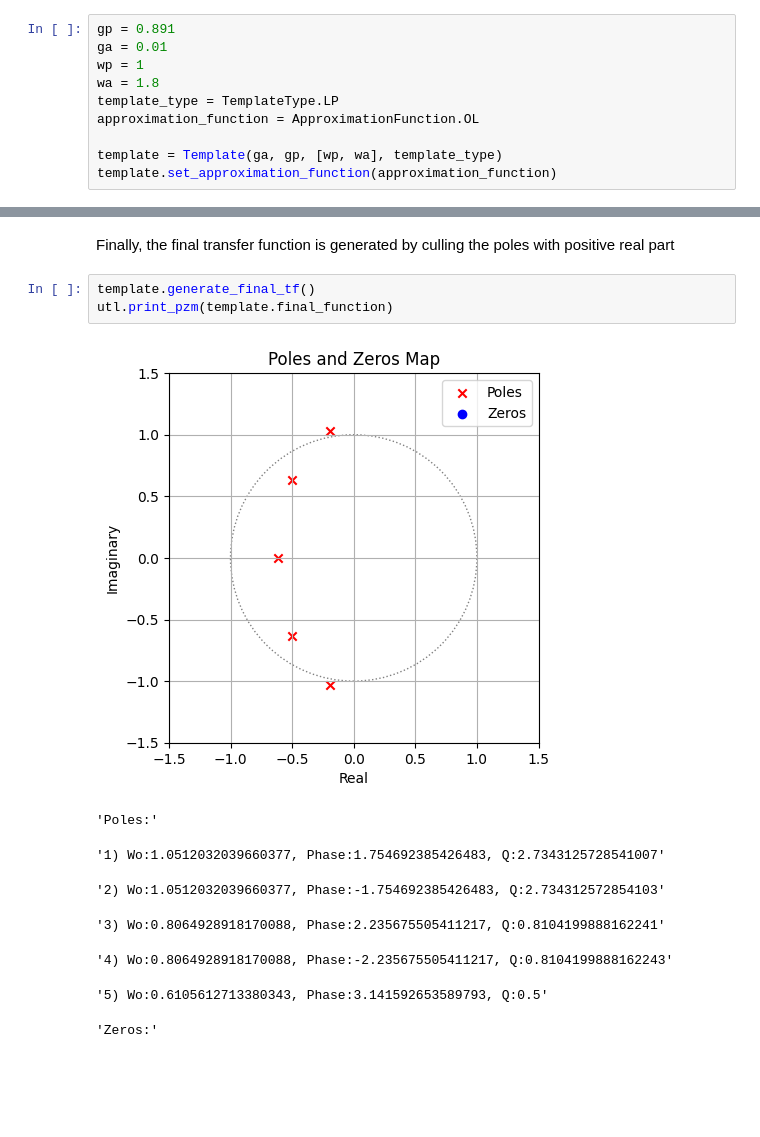
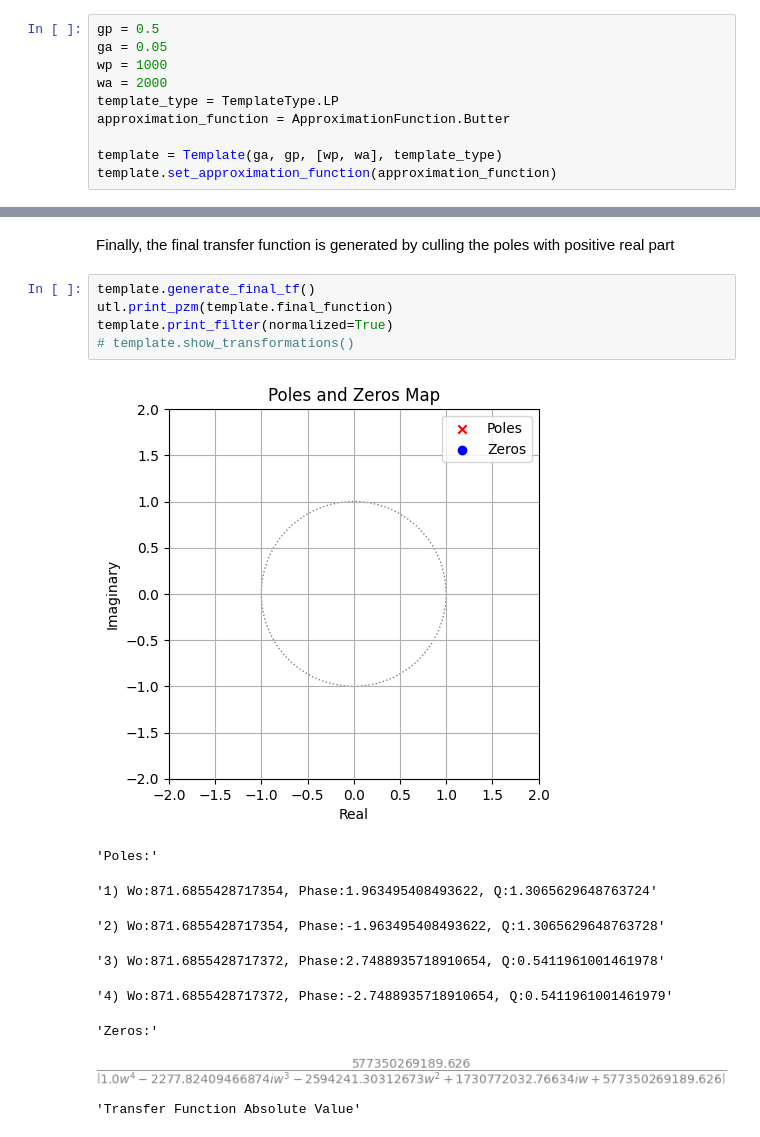
Before and after one commit to Torino1564/Filter-Wizard, a Jupyter notebook: Run.ipynb, the cells around one changed output, grey strips where cells are left out. Saved outputs shown, nothing was run; the diff lists cells and outputs as text; blank space fills up the shorter version.

```diff
--- a/Run.ipynb
+++ b/Run.ipynb
@@ -4,12 +4,12 @@ import utils as utl
 # %% [markdown]
 Define template parameters
 # %%
-gp = 0.891
-ga = 0.01
-wp = 1
-wa = 1.8
+gp = 0.5
+ga = 0.05
+wp = 1000
+wa = 2000
 template_type = TemplateType.LP
-approximation_function = ApproximationFunction.OL
+approximation_function = ApproximationFunction.Butter
 
 template = Template(ga, gp, [wp, wa], template_type)
 template.set_approximation_function(approximation_function)
@@ -53,12 +53,15 @@ Finally, the final transfer function is generated by culling the poles with posi
 # %%
 template.generate_final_tf()
 utl.print_pzm(template.final_function)
+template.print_filter(normalized=True)
+# template.show_transformations()
 # %% [output]
-[figure, old version]
+[figure, new version]
 'Poles:'
-'1) Wo:1.0512032039660377, Phase:1.754692385426483, Q:2.7343125728541007'
+'1) Wo:871.6855428717354, Phase:1.963495408493622, Q:1.3065629648763724'
-'2) Wo:1.0512032039660377, Phase:-1.754692385426483, Q:2.734312572854103'
+'2) Wo:871.6855428717354, Phase:-1.963495408493622, Q:1.3065629648763728'
-'3) Wo:0.8064928918170088, Phase:2.235675505411217, Q:0.8104199888162241'
+'3) Wo:871.6855428717372, Phase:2.7488935718910654, Q:0.5411961001461978'
-'4) Wo:0.8064928918170088, Phase:-2.235675505411217, Q:0.8104199888162243'
+'4) Wo:871.6855428717372, Phase:-2.7488935718910654, Q:0.5411961001461979'
-'5) Wo:0.6105612713380343, Phase:3.141592653589793, Q:0.5'
+'Zeros:'
+[figure, added]
-'Zeros:'
+'Transfer Function Absolute Value'
```
Also changed, not shown: parts of 6 cells of this notebook, 10 other files.
